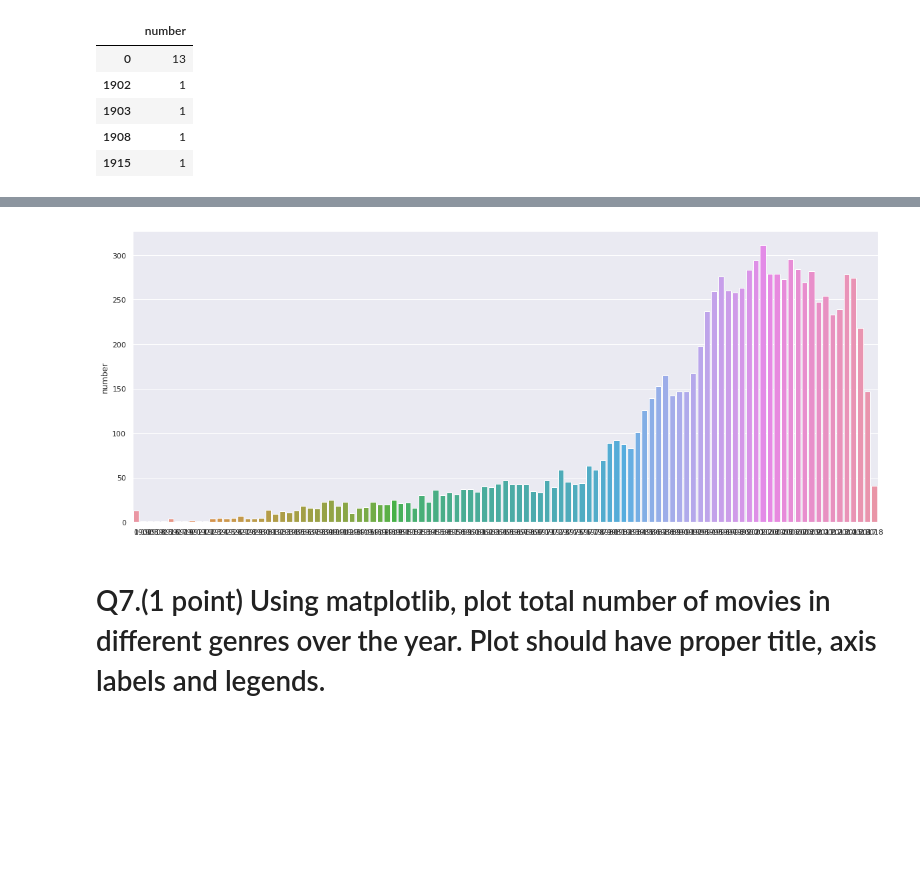
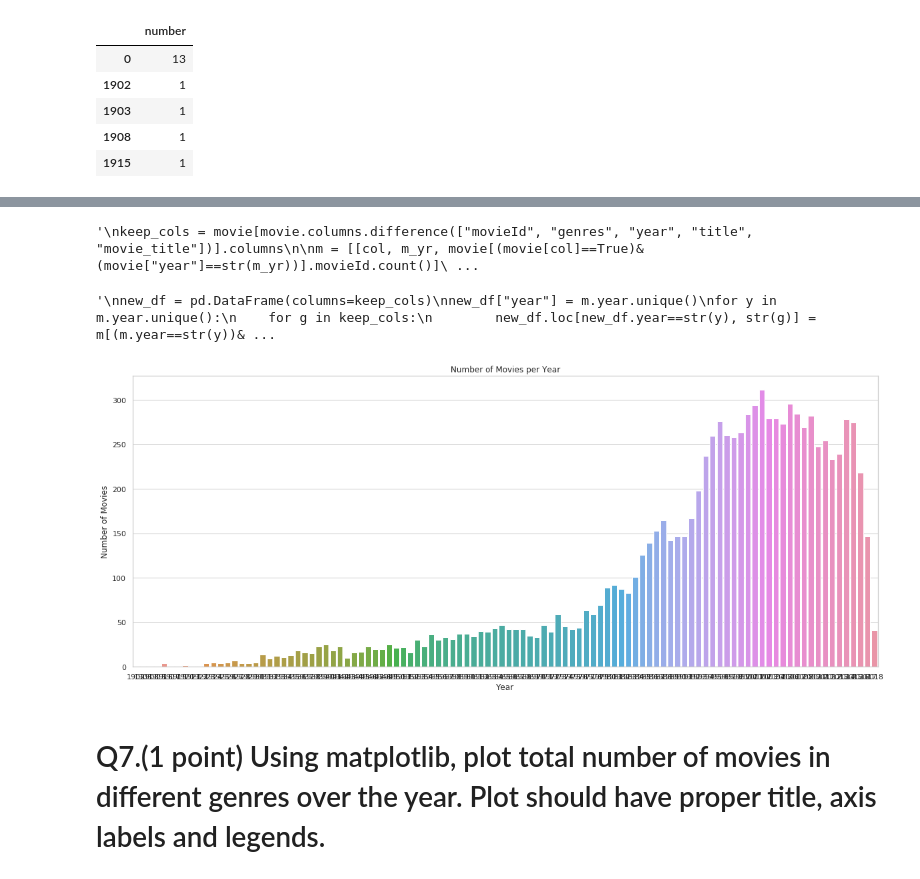
Before and after one commit to sbuch337/COMP4447, a Jupyter notebook: hw7_movie_analysis_using_pandas.ipynb, the cells around one changed output, grey strips where cells are left out. Drawn from its saved outputs; the diff is of its cells as text; code cells hidden in the pictures; blank space fills up the shorter version.

```diff
--- a/hw7_movie_analysis_using_pandas.ipynb
+++ b/hw7_movie_analysis_using_pandas.ipynb
@@ -7,6 +7,8 @@ Total points 6
 import numpy as np
 import pandas as pd
 import seaborn as sb
+import matplotlib.pyplot as plt
+sb.set_theme(style="whitegrid")
 # %%
 from io import BytesIO
 from zipfile import ZipFile
@@ -166,3 +152,6 @@ movies_per_year.head()
 | 1903 | 1 |
 | 1908 | 1 |
 | 1915 | 1 |
+# %%
+movies_per_year = movies_per_year[movies_per_year.index > 0]
+movies_per_year.head(10)
@@ -169,11 +170,32 @@ movies_per_year.head()
+# %%
+"""
+keep_cols = movie[movie.columns.difference(["movieId", "genres", "year", "title", "movie_title"])].columns
+
+m = [[col, m_yr, movie[(movie[col]==True)&(movie["year"]==str(m_yr))].movieId.count()]
+       for col in keep_cols for m_yr in movie.year.unique()]
+m = pd.DataFrame(m, columns=["genre", "year", "avg_num"])
+"""
+# %% [output]
+'\nkeep_cols = movie[movie.columns.difference(["movieId", "genres", "year", "title", "movie_title"])].columns\n\nm = [[col, m_yr, movie[(movie[col]==True)&(movie["year"]==str(m_yr))].movieId.count()]\ ...
+# %%
+"""
+new_df = pd.DataFrame(columns=keep_cols)
+new_df["year"] = m.year.unique()
+for y in m.year.unique():
+    for g in keep_cols:
+        new_df.loc[new_df.year==str(y), str(g)] = m[(m.year==str(y))&(m.genre==g)].avg_num.values
+"""
+# %% [output]
+'\nnew_df = pd.DataFrame(columns=keep_cols)\nnew_df["year"] = m.year.unique()\nfor y in m.year.unique():\n    for g in keep_cols:\n        new_df.loc[new_df.year==str(y), str(g)] = m[(m.year==str(y))& ...
 # %%
-sb.set(rc={"figure.figsize":(20, 8)})
-year_plot = sb.barplot(x=movies_per_year.index, y="number", data=movies_per_year[movies_per_year.number > 0])
-year_plot.set_xlabel ="Year"
-year_plot.set_ylabel = "Number of Movies"
-year_plot.set_title ='Number of Movies per Year'
-# year_plot.set_xticklabels(labels=movies_per_year.index, rotation=45)
+f, ax = plt.subplots(figsize=(20, 8))
+
+sb.set_color_codes("pastel")
+sb.barplot(x=movies_per_year.index, y="number", data=movies_per_year)
+ax.set(ylabel="Number of Movies",
+       xlabel="Year", title="Number of Movies per Year")
+plt.show()
 # %% [output]
-[figure, old version]
+[figure, new version]
 # %% [markdown]
 # Q7.(1 point) Using matplotlib, plot total number of movies in different genres over the year. Plot should have proper title, axis labels and legends.
```
Also changed, not shown: parts of 14 cells of this notebook.
